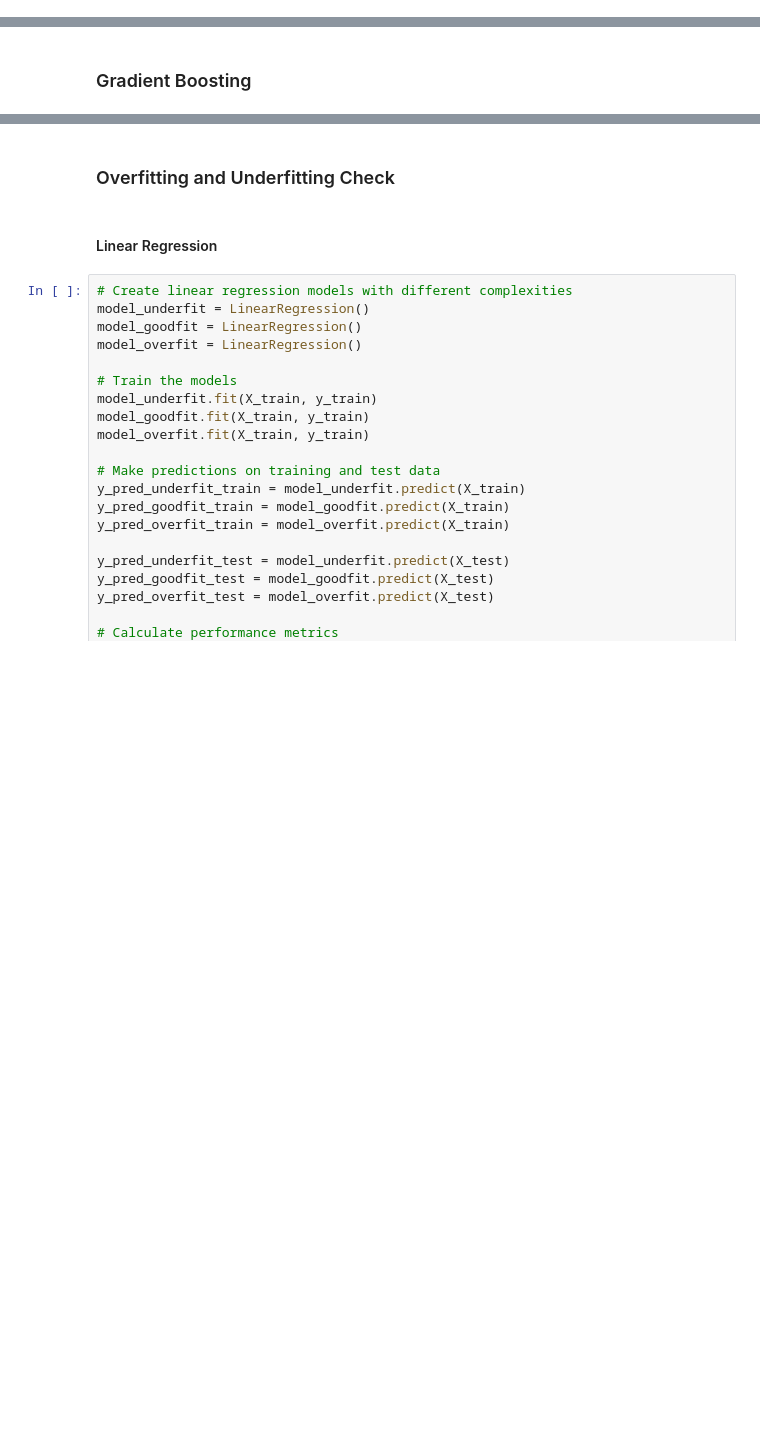
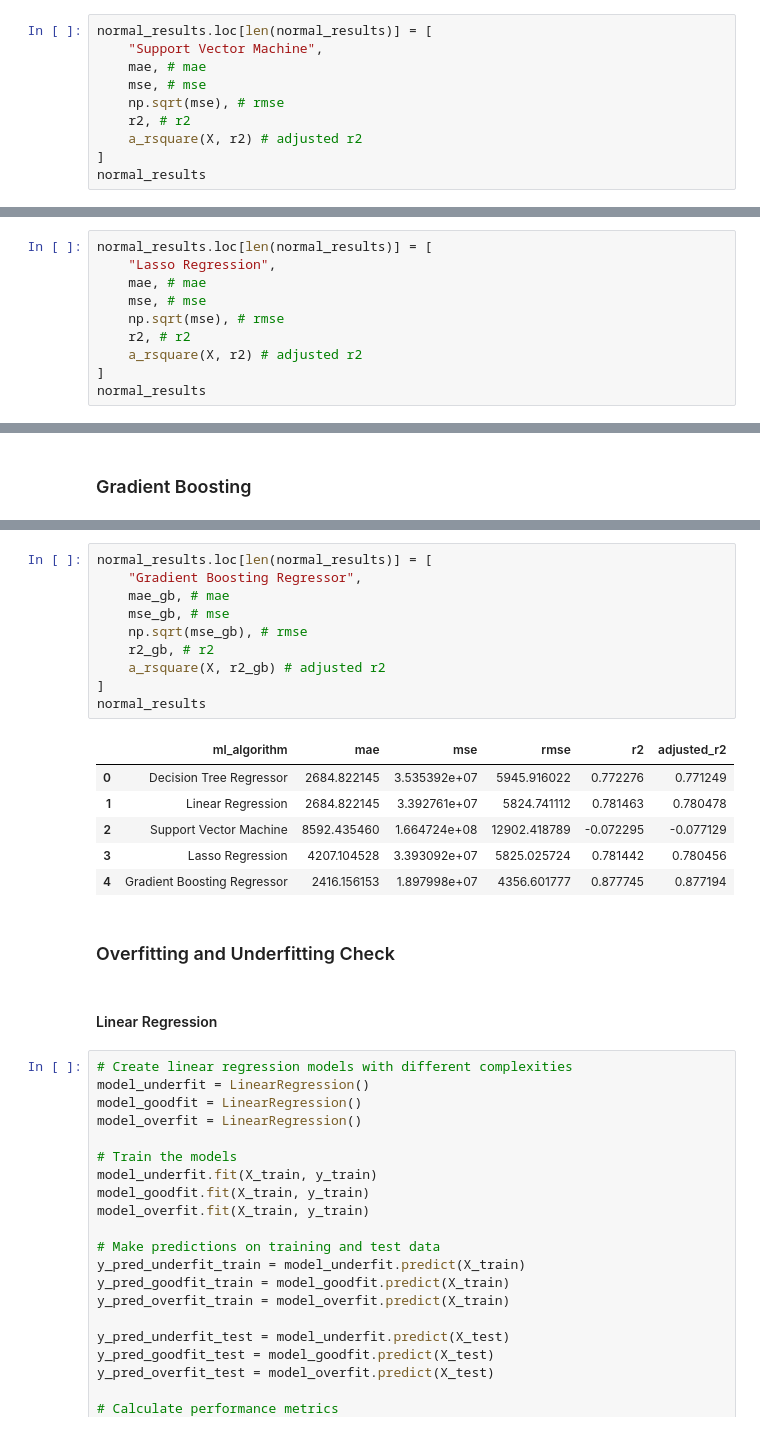
Before and after one commit to awesomecosmos/Insurance-Predictions, a Jupyter notebook: final_project.ipynb, the cells around one changed output, grey strips where cells are left out. Saved outputs shown, nothing was run; the diff lists cells and outputs as text; blank space fills up the shorter version.

```diff
--- a/final_project.ipynb
+++ b/final_project.ipynb
@@ -403,3 +491,13 @@ print("R-squared:", r2)
 # %% [output]
 Mean Squared Error: 166472410.6072576
 R-squared: -0.07229482010987542
+# %%
+normal_results.loc[len(normal_results)] = [
+    "Support Vector Machine",
+    mae, # mae
+    mse, # mse
+    np.sqrt(mse), # rmse
+    r2, # r2
+    a_rsquare(X, r2) # adjusted r2
+]
+normal_results
@@ -480,3 +600,13 @@ print("R-squared:", r2)
 # %% [output]
 Mean Squared Error: 33930924.6905315
 R-squared: 0.7814415334380399
+# %%
+normal_results.loc[len(normal_results)] = [
+    "Lasso Regression",
+    mae, # mae
+    mse, # mse
+    np.sqrt(mse), # rmse
+    r2, # r2
+    a_rsquare(X, r2) # adjusted r2
+]
+normal_results
@@ -553,6 +725,23 @@ print("Gradient Boosting Regressor R-squared:", r2_gb)
 # %% [output]
 Gradient Boosting Regressor Mean Squared Error: 18979979.039642848
 Gradient Boosting Regressor R-squared: 0.8777447077520979
+# %%
+normal_results.loc[len(normal_results)] = [
+    "Gradient Boosting Regressor",
+    mae_gb, # mae
+    mse_gb, # mse
+    np.sqrt(mse_gb), # rmse
+    r2_gb, # r2
+    a_rsquare(X, r2_gb) # adjusted r2
+]
+normal_results
+# %% [output]
+|  | ml_algorithm | mae | mse | rmse | r2 | adjusted_r2 |
+| 0 | Decision Tree Regressor | 2684.822145 | 3.535392e+07 | 5945.916022 | 0.772276 | 0.771249 |
+| 1 | Linear Regression | 2684.822145 | 3.392761e+07 | 5824.741112 | 0.781463 | 0.780478 |
+| 2 | Support Vector Machine | 8592.435460 | 1.664724e+08 | 12902.418789 | -0.072295 | -0.077129 |
+| 3 | Lasso Regression | 4207.104528 | 3.393092e+07 | 5825.025724 | 0.781442 | 0.780456 |
+| 4 | Gradient Boosting Regressor | 2416.156153 | 1.897998e+07 | 4356.601777 | 0.877745 | 0.877194 |
 # %% [markdown]
 ### Overfitting and Underfitting Check
 # %% [markdown]
```
Also changed, not shown: parts of 26 cells of this notebook.
